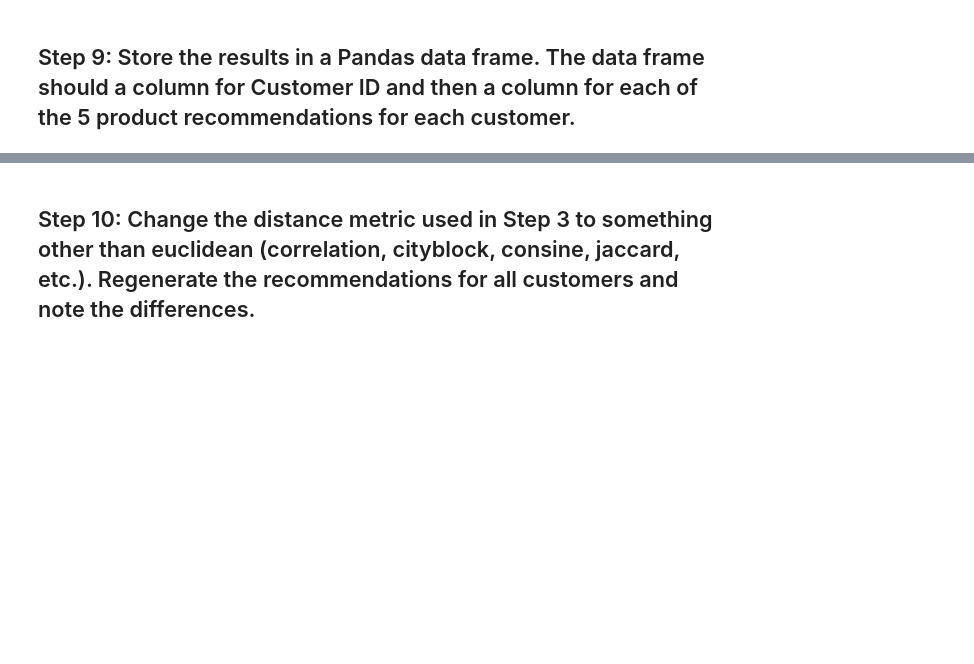
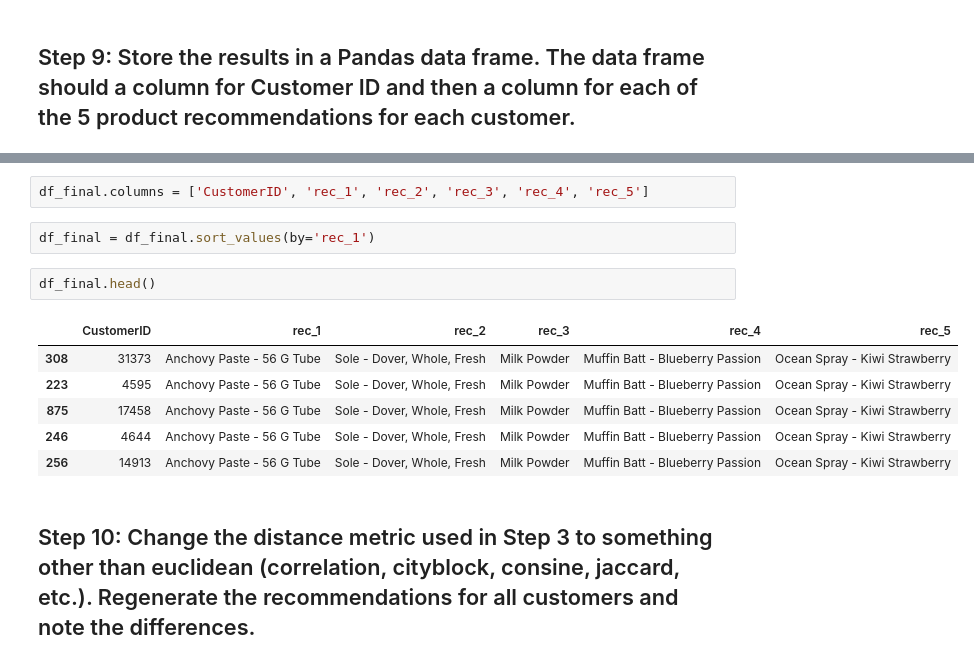
Before and after one commit to ironhacksao-datateam/june2019-ft, a Jupyter notebook: week_6/lab-intro-recommender-systems/your-code/recommended_system.ipynb, the cells around one changed output, grey strips where cells are left out. Drawn from its saved outputs; the diff is of its cells as text; blank space fills up the shorter version.

```diff
--- a/week_6/lab-intro-recommender-systems/your-code/recommended_system.ipynb
+++ b/week_6/lab-intro-recommender-systems/your-code/recommended_system.ipynb
@@ -272,2 +309,15 @@ NameError: name 'quantity_df' is not defined
+# %%
+df_final.columns = ['CustomerID', 'rec_1', 'rec_2', 'rec_3', 'rec_4', 'rec_5']
+# %%
+df_final = df_final.sort_values(by='rec_1')
+# %%
+df_final.head()
+# %% [output]
+|  | CustomerID | rec_1 | rec_2 | rec_3 | rec_4 | rec_5 |
+| 308 | 31373 | Anchovy Paste - 56 G Tube | Sole - Dover, Whole, Fresh | Milk Powder | Muffin Batt - Blueberry Passion | Ocean Spray - Kiwi Strawberry |
+| 223 | 4595 | Anchovy Paste - 56 G Tube | Sole - Dover, Whole, Fresh | Milk Powder | Muffin Batt - Blueberry Passion | Ocean Spray - Kiwi Strawberry |
+| 875 | 17458 | Anchovy Paste - 56 G Tube | Sole - Dover, Whole, Fresh | Milk Powder | Muffin Batt - Blueberry Passion | Ocean Spray - Kiwi Strawberry |
+| 246 | 4644 | Anchovy Paste - 56 G Tube | Sole - Dover, Whole, Fresh | Milk Powder | Muffin Batt - Blueberry Passion | Ocean Spray - Kiwi Strawberry |
+| 256 | 14913 | Anchovy Paste - 56 G Tube | Sole - Dover, Whole, Fresh | Milk Powder | Muffin Batt - Blueberry Passion | Ocean Spray - Kiwi Strawberry |
 # %% [markdown]
 ## Step 10: Change the distance metric used in Step 3 to something other than euclidean (correlation, cityblock, consine, jaccard, etc.). Regenerate the recommendations for all customers and note the differences.
```
Also changed, not shown: parts of 11 cells of this notebook, 1 other file.
